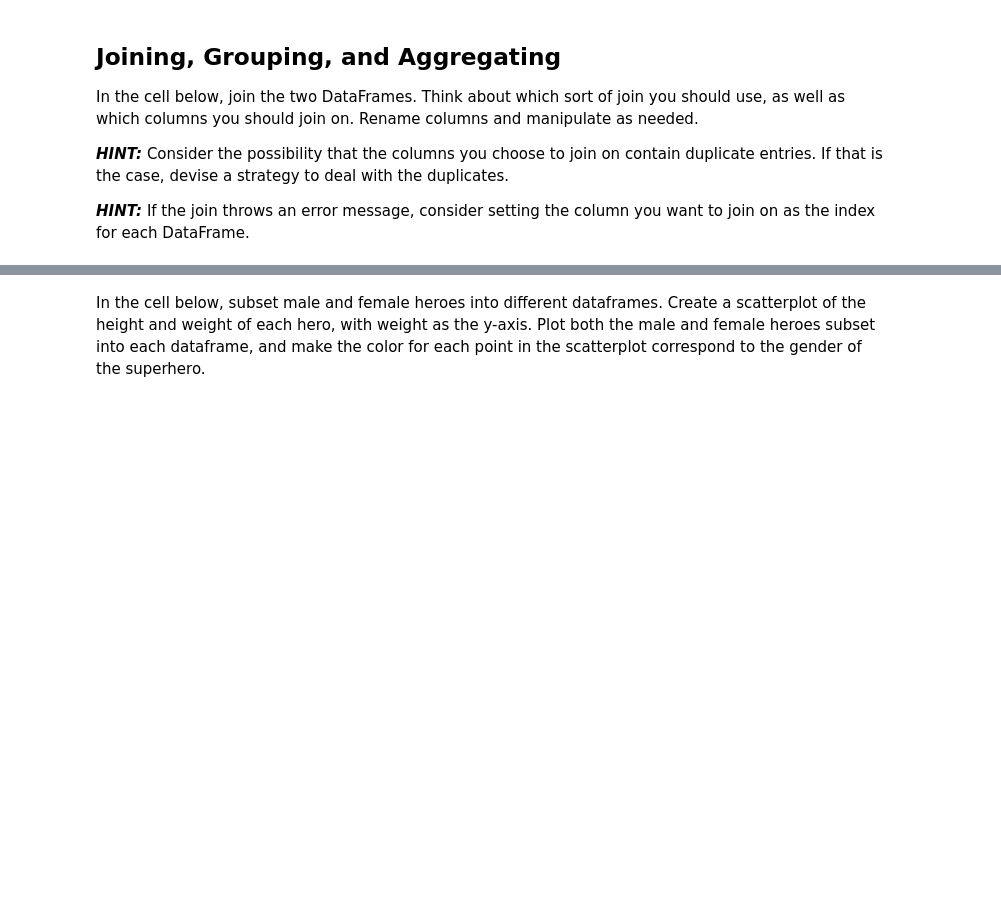
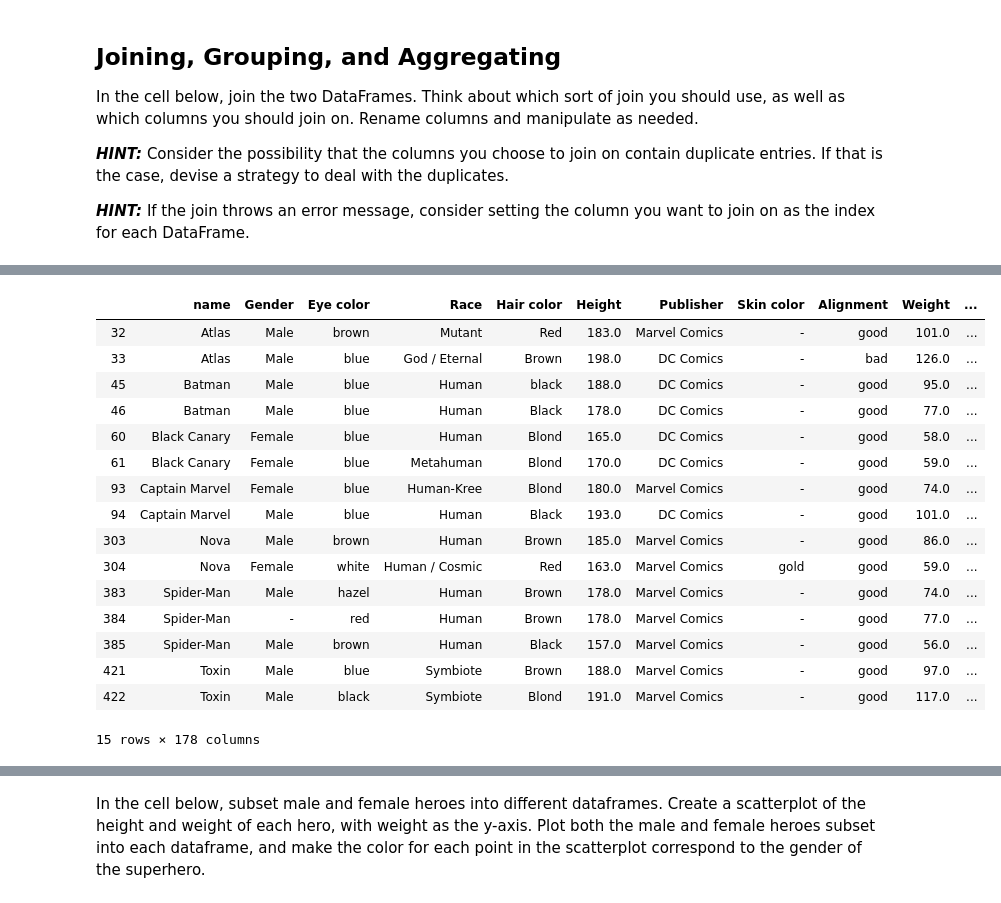
Before and after one commit to akuppan1/dsc-data-cleaning-project-onl01-dtsc-pt-052620, a Jupyter notebook: index.ipynb, the cells around one changed output, grey strips where cells are left out. Drawn from its saved outputs; the diff is of its cells as text; code cells hidden in the pictures; blank space fills up the shorter version.

```diff
--- a/index.ipynb
+++ b/index.ipynb
@@ -263,3 +280,14 @@ In the cell below, join the two DataFrames.  Think about which sort of join you
 **_HINT:_** Consider the possibility that the columns you choose to join on contain duplicate entries. If that is the case, devise a strategy to deal with the duplicates.
 
 **_HINT:_** If the join throws an error message, consider setting the column you want to join on as the index for each DataFrame.
+# %%
+#What are the two dataframes I am joining?
+# I am joining : heroes_df_NaN_removed_no_neg99 and powers_df
+# My main concern is will it line up with the heros?
+#### ILL HAVE TO USE INNER JOIN TO BASED ON HERO NAMES THAT I CLEANED####
+
+heroes_and_powers = pd.merge(left=heroes_df_NaN_removed_no_neg99, right=powers_df, left_on='name', right_on='hero_names')
+# heroes_and_powers.head()
+heroes_and_powers.info()
+
+heroes_and_powers['hero_names']
@@ -265,0 +312,41 @@ In the cell below, join the two DataFrames.  Think about which sort of join you
+# %%
+#find duplicates
+##THERE ARE NO DUPLICATES
+
+#447 != BECAUSE THESE ARE ALL UNIQUES!
+
+#447 + 7 duplicated uniqes = 454
+
+#447 + 15 = ? 462!!!!!!!!!!!!!!!!!!!!!! YES I GOT THE DUPLICATES!
+# len(heroes_and_powers['name'].unique())
+
+heroes_and_powers1 = heroes_and_powers.duplicated(subset=['name'], keep=False)
+# heroes_and_powers = heroes_and_powers[~heroes_and_powers1]
+heroes_and_powers1
+heroes_and_powers[heroes_and_powers1]
+
+
+# x = heroes_and_powers[heroes_and_powers['name'] == 'Batman']
+# print(x)
+
+
+
+# heroes_and_powers.info()
+# %% [output]
+|  | name | Gender | Eye color | Race | Hair color | Height | Publisher | Skin color | Alignment | Weight | ... |
+| 32 | Atlas | Male | brown | Mutant | Red | 183.0 | Marvel Comics | - | good | 101.0 | ... |
+| 33 | Atlas | Male | blue | God / Eternal | Brown | 198.0 | DC Comics | - | bad | 126.0 | ... |
+| 45 | Batman | Male | blue | Human | black | 188.0 | DC Comics | - | good | 95.0 | ... |
+| 46 | Batman | Male | blue | Human | Black | 178.0 | DC Comics | - | good | 77.0 | ... |
+| 60 | Black Canary | Female | blue | Human | Blond | 165.0 | DC Comics | - | good | 58.0 | ... |
+| 61 | Black Canary | Female | blue | Metahuman | Blond | 170.0 | DC Comics | - | good | 59.0 | ... |
+| 93 | Captain Marvel | Female | blue | Human-Kree | Blond | 180.0 | Marvel Comics | - | good | 74.0 | ... |
+| 94 | Captain Marvel | Male | blue | Human | Black | 193.0 | DC Comics | - | good | 101.0 | ... |
+| 303 | Nova | Male | brown | Human | Brown | 185.0 | Marvel Comics | - | good | 86.0 | ... |
+| 304 | Nova | Female | white | Human / Cosmic | Red | 163.0 | Marvel Comics | gold | good | 59.0 | ... |
+| 383 | Spider-Man | Male | hazel | Human | Brown | 178.0 | Marvel Comics | - | good | 74.0 | ... |
+| 384 | Spider-Man | - | red | Human | Brown | 178.0 | Marvel Comics | - | good | 77.0 | ... |
+| 385 | Spider-Man | Male | brown | Human | Black | 157.0 | Marvel Comics | - | good | 56.0 | ... |
+| 421 | Toxin | Male | blue | Symbiote | Brown | 188.0 | Marvel Comics | - | good | 97.0 | ... |
+| 422 | Toxin | Male | black | Symbiote | Blond | 191.0 | Marvel Comics | - | good | 117.0 | ... |
+15 rows × 178 columns
```
Also changed, not shown: parts of 6 cells of this notebook.
